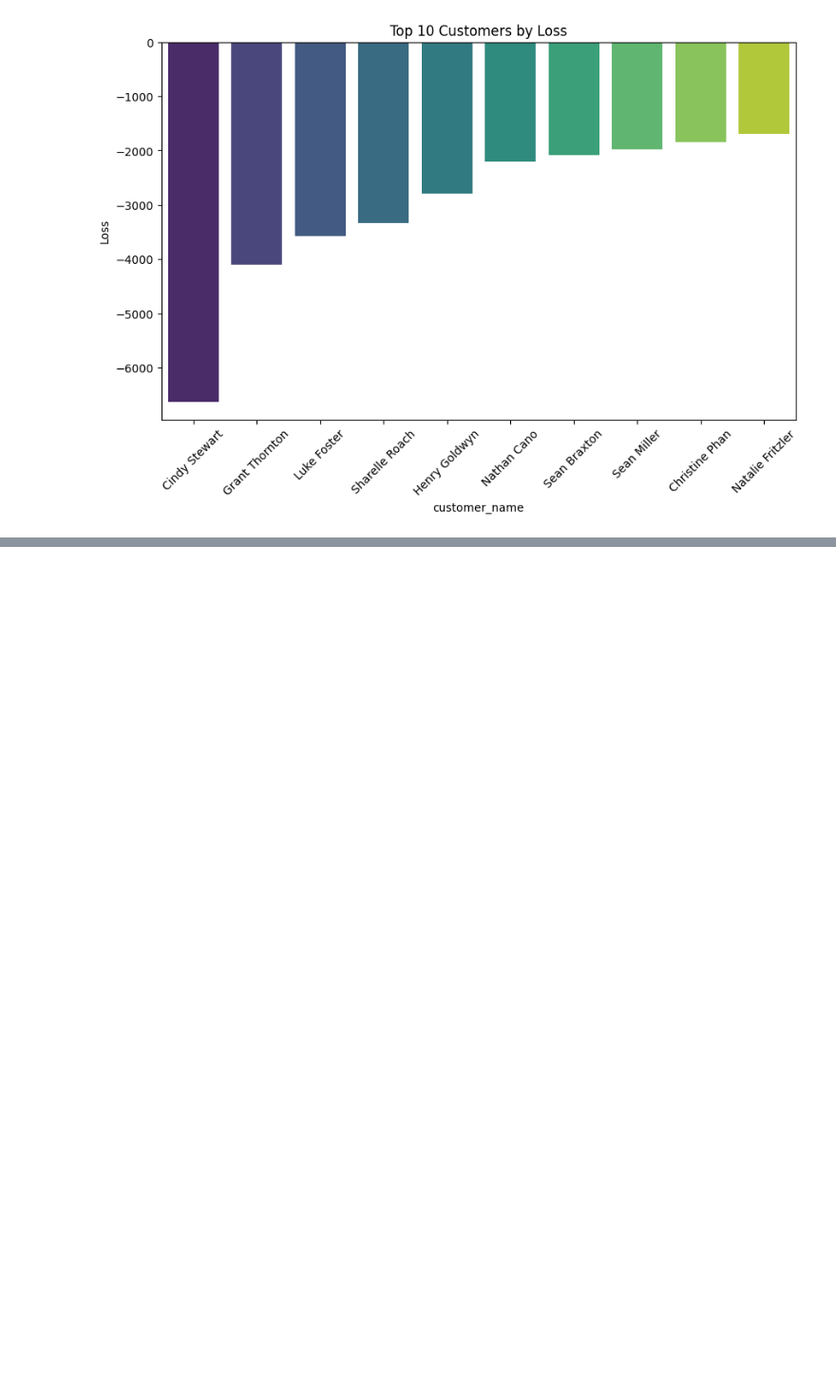
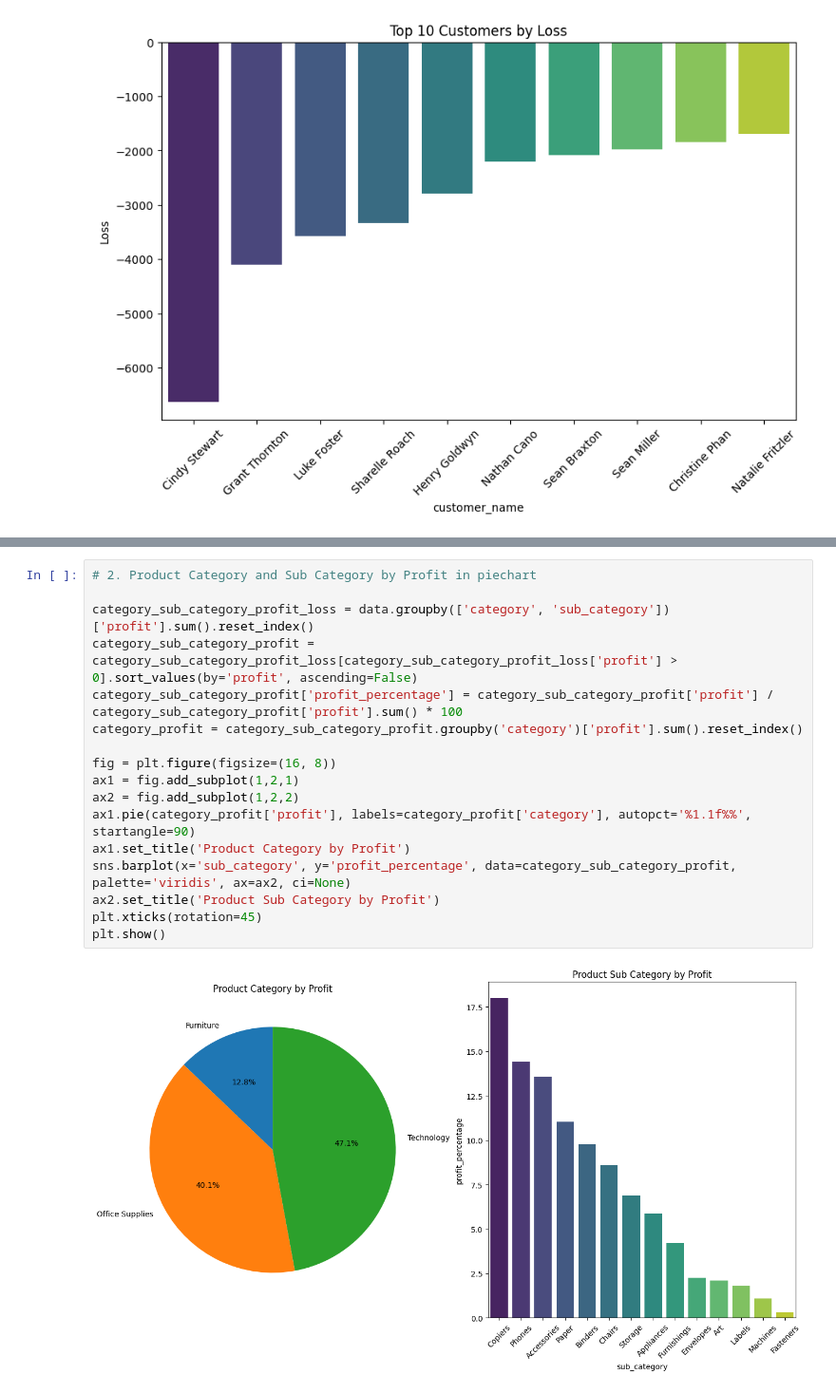
Before and after one commit to jatinchawda1503/Superstore-Data-Analysis-using-python, a Jupyter notebook: superstore.ipynb, the cells around one changed output, grey strips where cells are left out. Shown at 95% size. Saved outputs shown, nothing was run; the diff lists cells and outputs as text; blank space fills up the shorter version.

```diff
--- a/superstore.ipynb
+++ b/superstore.ipynb
@@ -319,0 +344,19 @@ plt.show()
+# %%
+# 2. Product Category and Sub Category by Profit in piechart
+
+category_sub_category_profit_loss = data.groupby(['category', 'sub_category'])['profit'].sum().reset_index()
+category_sub_category_profit = category_sub_category_profit_loss[category_sub_category_profit_loss['profit'] > 0].sort_values(by='profit', ascending=False)
+category_sub_category_profit['profit_percentage'] = category_sub_category_profit['profit'] / category_sub_category_profit['profit'].sum() * 100
+category_profit = category_sub_category_profit.groupby('category')['profit'].sum().reset_index()
+
+fig = plt.figure(figsize=(16, 8))
+ax1 = fig.add_subplot(1,2,1)
+ax2 = fig.add_subplot(1,2,2)
+ax1.pie(category_profit['profit'], labels=category_profit['category'], autopct='%1.1f%%', startangle=90)
+ax1.set_title('Product Category by Profit')
+sns.barplot(x='sub_category', y='profit_percentage', data=category_sub_category_profit, palette='viridis', ax=ax2, ci=None)
+ax2.set_title('Product Sub Category by Profit')
+plt.xticks(rotation=45)
+plt.show()
+# %% [output]
+[figure, added]
```
Also changed, not shown: parts of 5 cells of this notebook.
